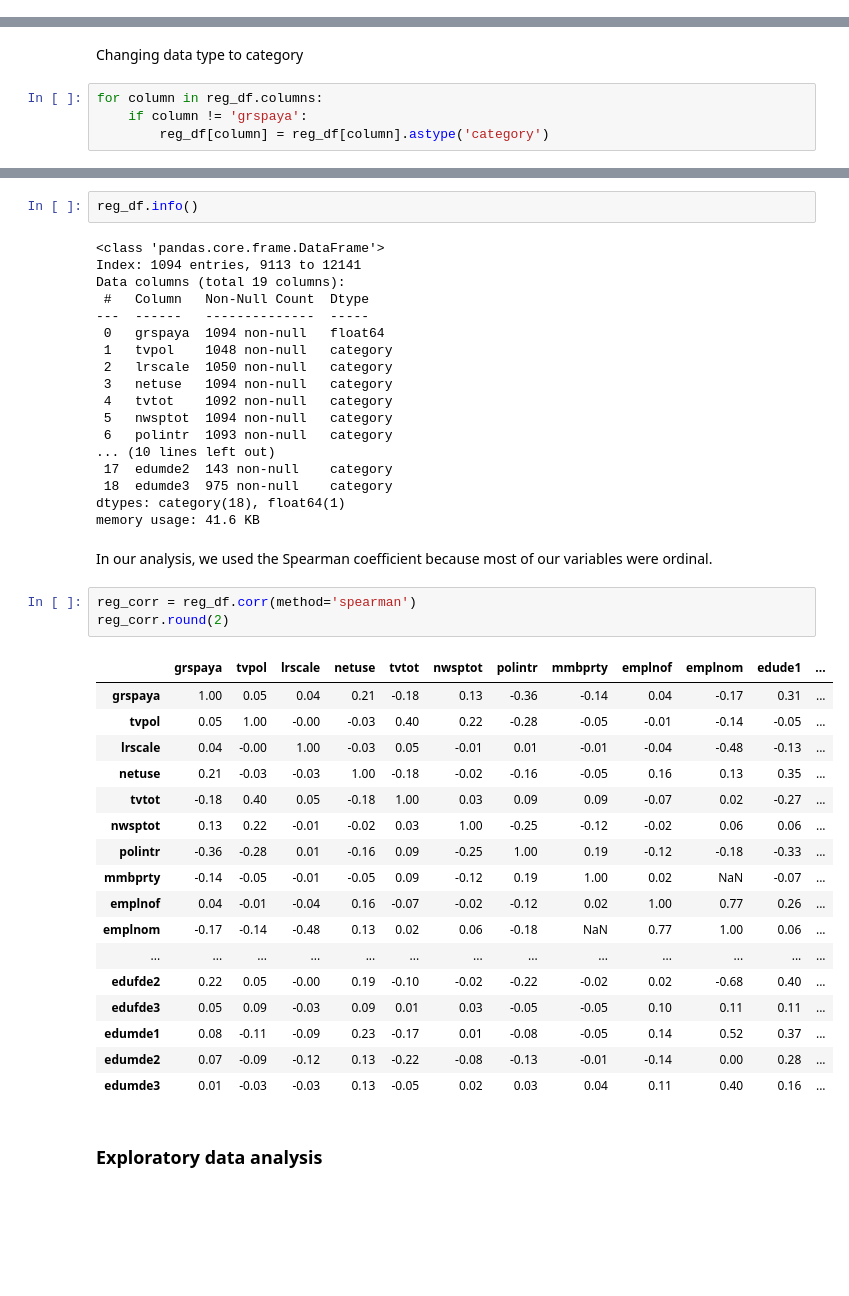
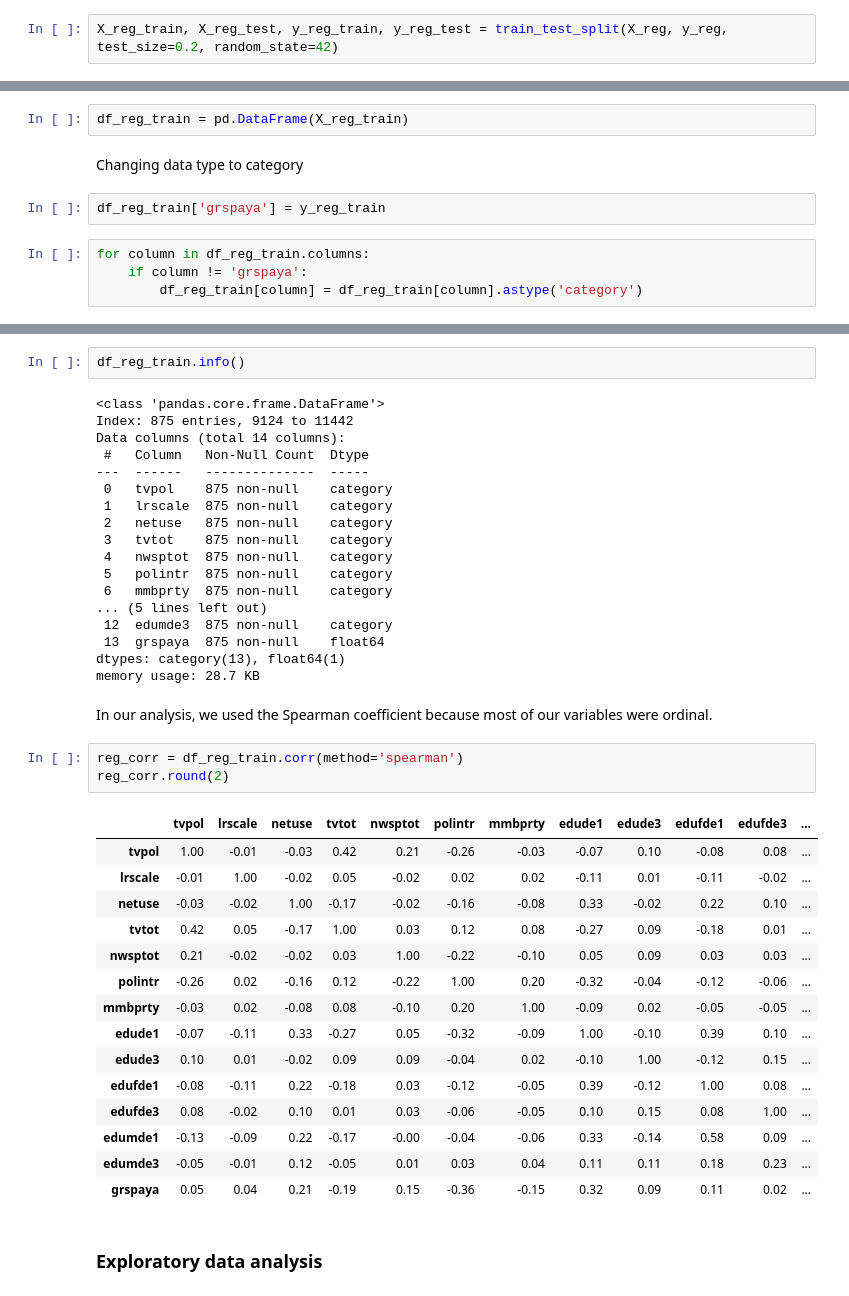
Before and after one commit to HdM-DataAnalytics/Project, a Jupyter notebook: notebooks/draft-analysis.ipynb, the cells around one changed output, grey strips where cells are left out. Saved outputs shown, nothing was run; the diff lists cells and outputs as text; blank space fills up the shorter version.

```diff
--- a/notebooks/draft-analysis.ipynb
+++ b/notebooks/draft-analysis.ipynb
@@ -492,3 +530,5 @@ X_train, X_test, y_train, y_test = train_test_split(X, y, test_size=0.2, random_
+# %%
+X_reg_train, X_reg_test, y_reg_train, y_reg_test = train_test_split(X_reg, y_reg, test_size=0.2, random_state=42)
 # %% [markdown]
 ## Analysis
 # %% [markdown]
@@ -553,6 +620,10 @@ dtype: int64
+# %%
+df_reg_train = pd.DataFrame(X_reg_train)
 # %% [markdown]
 Changing data type to category
+# %%
+df_reg_train['grspaya'] = y_reg_train
 # %%
-for column in reg_df.columns:
+for column in df_reg_train.columns:
     if column != 'grspaya':
-        reg_df[column] = reg_df[column].astype('category')
+        df_reg_train[column] = df_reg_train[column].astype('category')
@@ -565,46 +646,44 @@ See the caveats in the documentation: https://pandas.pydata.org/pandas-docs/stab
 # %%
-reg_df.info()
+df_reg_train.info()
 # %% [output]
 <class 'pandas.core.frame.DataFrame'>
-Index: 1094 entries, 9113 to 12141
-Data columns (total 19 columns):
+Index: 875 entries, 9124 to 11442
+Data columns (total 14 columns):
  #   Column   Non-Null Count  Dtype
 ---  ------   --------------  -----
- 0   grspaya  1094 non-null   float64
- 1   tvpol    1048 non-null   category
- 2   lrscale  1050 non-null   category
- 3   netuse   1094 non-null   category
- 4   tvtot    1092 non-null   category
- 5   nwsptot  1094 non-null   category
- 6   polintr  1093 non-null   category
-... (10 lines left out)
- 17  edumde2  143 non-null    category
- 18  edumde3  975 non-null    category
-dtypes: category(18), float64(1)
-memory usage: 41.6 KB
+ 0   tvpol    875 non-null    category
+ 1   lrscale  875 non-null    category
+ 2   netuse   875 non-null    category
+ 3   tvtot    875 non-null    category
+ 4   nwsptot  875 non-null    category
+ 5   polintr  875 non-null    category
+ 6   mmbprty  875 non-null    category
+... (5 lines left out)
+ 12  edumde3  875 non-null    category
+ 13  grspaya  875 non-null    float64
+dtypes: category(13), float64(1)
+memory usage: 28.7 KB
 # %% [markdown]
 In our analysis, we used the Spearman coefficient because most of our variables were ordinal.
 # %%
-reg_corr = reg_df.corr(method='spearman')
+reg_corr = df_reg_train.corr(method='spearman')
 reg_corr.round(2)
 # %% [output]
-|  | grspaya | tvpol | lrscale | netuse | tvtot | nwsptot | polintr | mmbprty | emplnof | emplnom | edude1 | ... |
-| grspaya | 1.00 | 0.05 | 0.04 | 0.21 | -0.18 | 0.13 | -0.36 | -0.14 | 0.04 | -0.17 | 0.31 | ... |
-| tvpol | 0.05 | 1.00 | -0.00 | -0.03 | 0.40 | 0.22 | -0.28 | -0.05 | -0.01 | -0.14 | -0.05 | ... |
-| lrscale | 0.04 | -0.00 | 1.00 | -0.03 | 0.05 | -0.01 | 0.01 | -0.01 | -0.04 | -0.48 | -0.13 | ... |
-| netuse | 0.21 | -0.03 | -0.03 | 1.00 | -0.18 | -0.02 | -0.16 | -0.05 | 0.16 | 0.13 | 0.35 | ... |
-| tvtot | -0.18 | 0.40 | 0.05 | -0.18 | 1.00 | 0.03 | 0.09 | 0.09 | -0.07 | 0.02 | -0.27 | ... |
-| nwsptot | 0.13 | 0.22 | -0.01 | -0.02 | 0.03 | 1.00 | -0.25 | -0.12 | -0.02 | 0.06 | 0.06 | ... |
-| polintr | -0.36 | -0.28 | 0.01 | -0.16 | 0.09 | -0.25 | 1.00 | 0.19 | -0.12 | -0.18 | -0.33 | ... |
-| mmbprty | -0.14 | -0.05 | -0.01 | -0.05 | 0.09 | -0.12 | 0.19 | 1.00 | 0.02 | NaN | -0.07 | ... |
-| emplnof | 0.04 | -0.01 | -0.04 | 0.16 | -0.07 | -0.02 | -0.12 | 0.02 | 1.00 | 0.77 | 0.26 | ... |
-| emplnom | -0.17 | -0.14 | -0.48 | 0.13 | 0.02 | 0.06 | -0.18 | NaN | 0.77 | 1.00 | 0.06 | ... |
-| ... | ... | ... | ... | ... | ... | ... | ... | ... | ... | ... | ... | ... |
-| edufde2 | 0.22 | 0.05 | -0.00 | 0.19 | -0.10 | -0.02 | -0.22 | -0.02 | 0.02 | -0.68 | 0.40 | ... |
-| edufde3 | 0.05 | 0.09 | -0.03 | 0.09 | 0.01 | 0.03 | -0.05 | -0.05 | 0.10 | 0.11 | 0.11 | ... |
-| edumde1 | 0.08 | -0.11 | -0.09 | 0.23 | -0.17 | 0.01 | -0.08 | -0.05 | 0.14 | 0.52 | 0.37 | ... |
-| edumde2 | 0.07 | -0.09 | -0.12 | 0.13 | -0.22 | -0.08 | -0.13 | -0.01 | -0.14 | 0.00 | 0.28 | ... |
-| edumde3 | 0.01 | -0.03 | -0.03 | 0.13 | -0.05 | 0.02 | 0.03 | 0.04 | 0.11 | 0.40 | 0.16 | ... |
+|  | tvpol | lrscale | netuse | tvtot | nwsptot | polintr | mmbprty | edude1 | edude3 | edufde1 | edufde3 | ... |
+| tvpol | 1.00 | -0.01 | -0.03 | 0.42 | 0.21 | -0.26 | -0.03 | -0.07 | 0.10 | -0.08 | 0.08 | ... |
+| lrscale | -0.01 | 1.00 | -0.02 | 0.05 | -0.02 | 0.02 | 0.02 | -0.11 | 0.01 | -0.11 | -0.02 | ... |
+| netuse | -0.03 | -0.02 | 1.00 | -0.17 | -0.02 | -0.16 | -0.08 | 0.33 | -0.02 | 0.22 | 0.10 | ... |
+| tvtot | 0.42 | 0.05 | -0.17 | 1.00 | 0.03 | 0.12 | 0.08 | -0.27 | 0.09 | -0.18 | 0.01 | ... |
+| nwsptot | 0.21 | -0.02 | -0.02 | 0.03 | 1.00 | -0.22 | -0.10 | 0.05 | 0.09 | 0.03 | 0.03 | ... |
+| polintr | -0.26 | 0.02 | -0.16 | 0.12 | -0.22 | 1.00 | 0.20 | -0.32 | -0.04 | -0.12 | -0.06 | ... |
+| mmbprty | -0.03 | 0.02 | -0.08 | 0.08 | -0.10 | 0.20 | 1.00 | -0.09 | 0.02 | -0.05 | -0.05 | ... |
+| edude1 | -0.07 | -0.11 | 0.33 | -0.27 | 0.05 | -0.32 | -0.09 | 1.00 | -0.10 | 0.39 | 0.10 | ... |
+| edude3 | 0.10 | 0.01 | -0.02 | 0.09 | 0.09 | -0.04 | 0.02 | -0.10 | 1.00 | -0.12 | 0.15 | ... |
+| edufde1 | -0.08 | -0.11 | 0.22 | -0.18 | 0.03 | -0.12 | -0.05 | 0.39 | -0.12 | 1.00 | 0.08 | ... |
+| edufde3 | 0.08 | -0.02 | 0.10 | 0.01 | 0.03 | -0.06 | -0.05 | 0.10 | 0.15 | 0.08 | 1.00 | ... |
+| edumde1 | -0.13 | -0.09 | 0.22 | -0.17 | -0.00 | -0.04 | -0.06 | 0.33 | -0.14 | 0.58 | 0.09 | ... |
+| edumde3 | -0.05 | -0.01 | 0.12 | -0.05 | 0.01 | 0.03 | 0.04 | 0.11 | 0.11 | 0.18 | 0.23 | ... |
+| grspaya | 0.05 | 0.04 | 0.21 | -0.19 | 0.15 | -0.36 | -0.15 | 0.32 | 0.09 | 0.11 | 0.02 | ... |
 # %% [markdown]
 ### Exploratory data analysis
 # %% [markdown]
```
Also changed, not shown: parts of 58 cells of this notebook.
